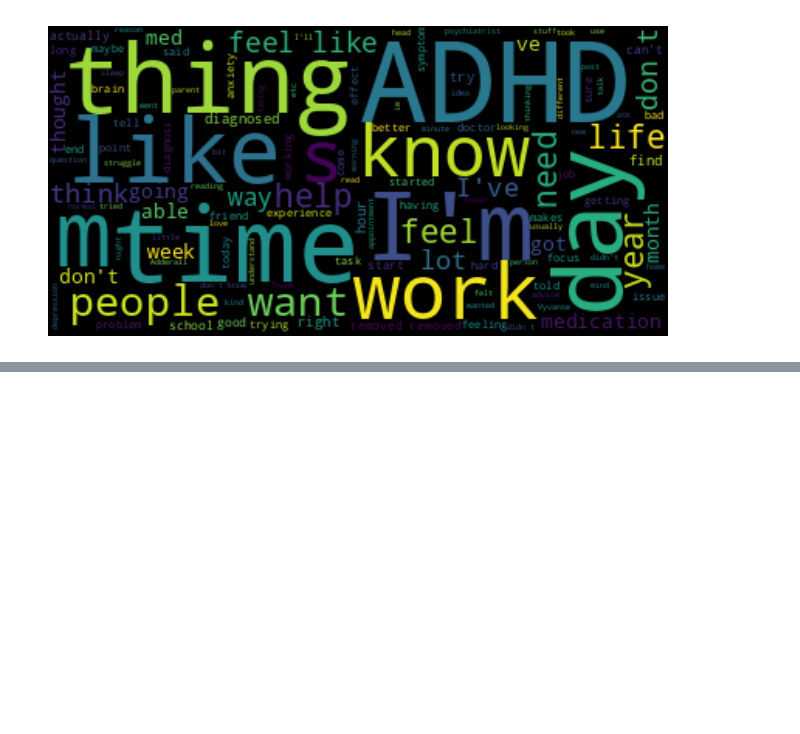
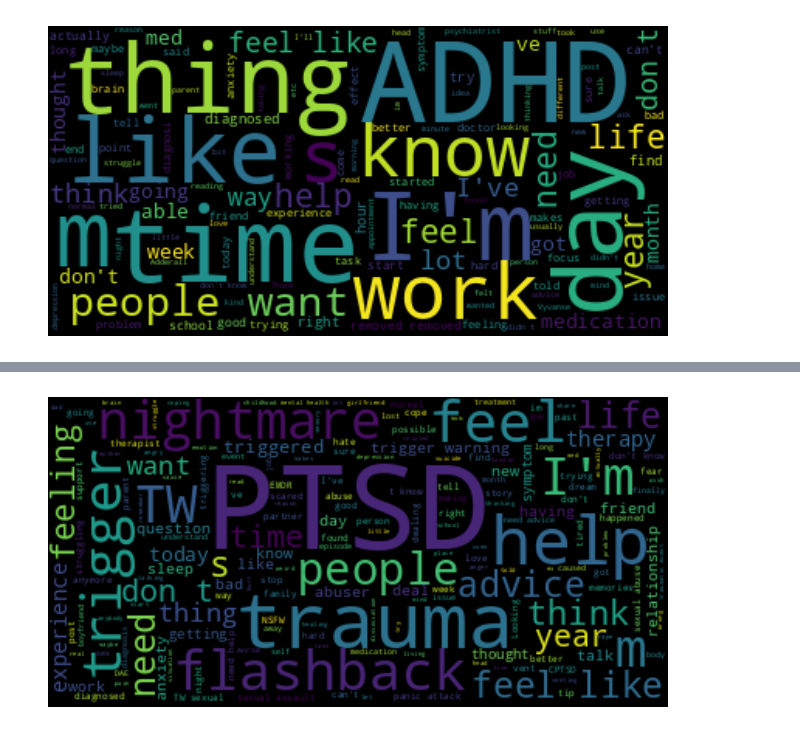
Before and after one commit to Frorozcoloa/neuromatch_team_2, a Jupyter notebook: 0-1-analisys_data.ipynb, the cells around one changed output, grey strips where cells are left out. Saved outputs shown, nothing was run; the diff lists cells and outputs as text; code cells hidden in the pictures; blank space fills up the shorter version.

```diff
--- a/0-1-analisys_data.ipynb
+++ b/0-1-analisys_data.ipynb
@@ -132,0 +141,4 @@ plot_body("ADHD")
+# %%
+create_word_cloud(df[df.subreddit=="ptsd"].title)
+# %% [output]
+[figure, added]
```
Also changed, not shown: parts of 11 cells of this notebook.
